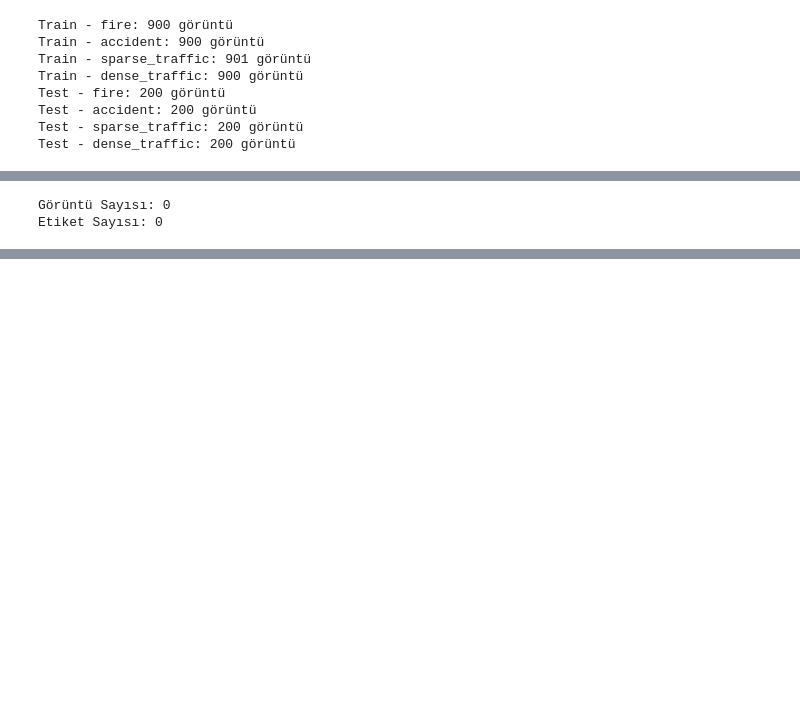
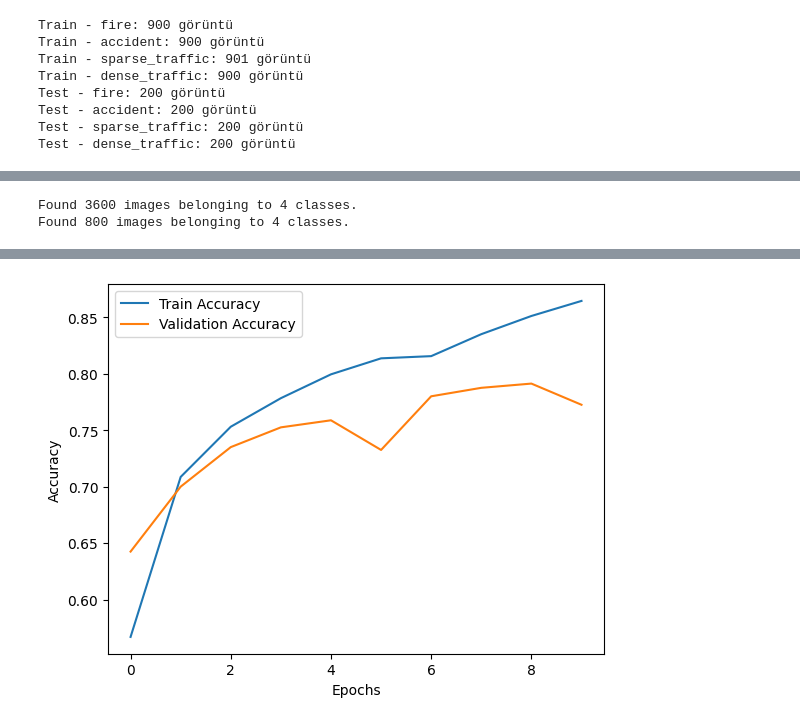
Before and after one commit to snmkrhn/Kuantum-Destekli-Drone-ile-Trafik-Kazas-Analizi-ve-Acil-M-dahale, a Jupyter notebook: kaza_analizi.ipynb, the cells around one changed output, grey strips where cells are left out. Cells and saved outputs as stored; diff of their text form; code cells hidden in the pictures; blank space fills up the shorter version.

```diff
--- a/kaza_analizi.ipynb
+++ b/kaza_analizi.ipynb
@@ -213,26 +111,47 @@ Requirement already satisfied: pyasn1<0.7.0,>=0.4.6 in /usr/local/lib/python3.11
-# %%
-import os
-from tensorflow.keras.preprocessing import image
-
-# Veri seti yolunu belirleyin (yolunuzu buraya ekleyin)
-data_dir = "/path/to/traffic-net/dataset"
-
-# Veri kümesindeki görüntülerin yolunu alalım
-image_paths = []
-labels = []
-
-# Klasördeki tüm görüntüleri alalım (örneğin, "images" adında bir klasör olduğunu varsayalım)
-for root, dirs, files in os.walk(os.path.join(data_dir, "images")):
-    for file in files:
-        if file.endswith(".jpg") or file.endswith(".png"):  # Resim uzantıları
-            image_paths.append(os.path.join(root, file))
-            # Etiketleri belirlemek (örneğin, etiket dosyasına göre veya dosya adından)
-            label = 0  # Örneğin, 0: Kaza, 1: Sorun Yok
-            labels.append(label)
-
-# Örnek veri
-print("Görüntü Sayısı:", len(image_paths))
-print("Etiket Sayısı:", len(labels))
-# %% [output]
-Görüntü Sayısı: 0
-Etiket Sayısı: 0
+# %%
+import tensorflow as tf
+from tensorflow.keras.preprocessing.image import ImageDataGenerator
+
+# Veri seti yolları
+train_dir = "trafficnet_dataset_v1/trafficnet_dataset_v1/train"
+test_dir = "trafficnet_dataset_v1/trafficnet_dataset_v1/test"
+
+# Görüntü veri artırma
+train_datagen = ImageDataGenerator(rescale=1./255, rotation_range=20, horizontal_flip=True)
+test_datagen = ImageDataGenerator(rescale=1./255)
+
+# Veriyi yükleme
+train_generator = train_datagen.flow_from_directory(train_dir, target_size=(128, 128), batch_size=32, class_mode='categorical')
+test_generator = test_datagen.flow_from_directory(test_dir, target_size=(128, 128), batch_size=32, class_mode='categorical')
+
+# CNN Modeli
+model = tf.keras.Sequential([
+    tf.keras.layers.Conv2D(32, (3,3), activation='relu', input_shape=(128, 128, 3)),
+    tf.keras.layers.MaxPooling2D(2,2),
+    tf.keras.layers.Conv2D(64, (3,3), activation='relu'),
+    tf.keras.layers.MaxPooling2D(2,2),
+    tf.keras.layers.Conv2D(128, (3,3), activation='relu'),
+    tf.keras.layers.MaxPooling2D(2,2),
+    tf.keras.layers.Flatten(),
+    tf.keras.layers.Dense(128, activation='relu'),
+    tf.keras.layers.Dense(4, activation='softmax')  # 4 sınıf var (fire, accident, sparse_traffic, dense_traffic)
+])
+
+# Modeli derleme
+model.compile(optimizer='adam', loss='categorical_crossentropy', metrics=['accuracy'])
+
+# Modeli eğitme
+history = model.fit(train_generator, epochs=10, validation_data=test_generator)
+
+# Sonuçları görselleştirme
+import matplotlib.pyplot as plt
+
+plt.plot(history.history['accuracy'], label='Train Accuracy')
+plt.plot(history.history['val_accuracy'], label='Validation Accuracy')
+plt.xlabel('Epochs')
+plt.ylabel('Accuracy')
+plt.legend()
+plt.show()
+# %% [output]
+Found 3600 images belonging to 4 classes.
+Found 800 images belonging to 4 classes.
@@ -238,0 +178 @@ Etiket Sayısı: 0
+[figure, added]
```
Also changed, not shown: parts of 10 cells of this notebook.
